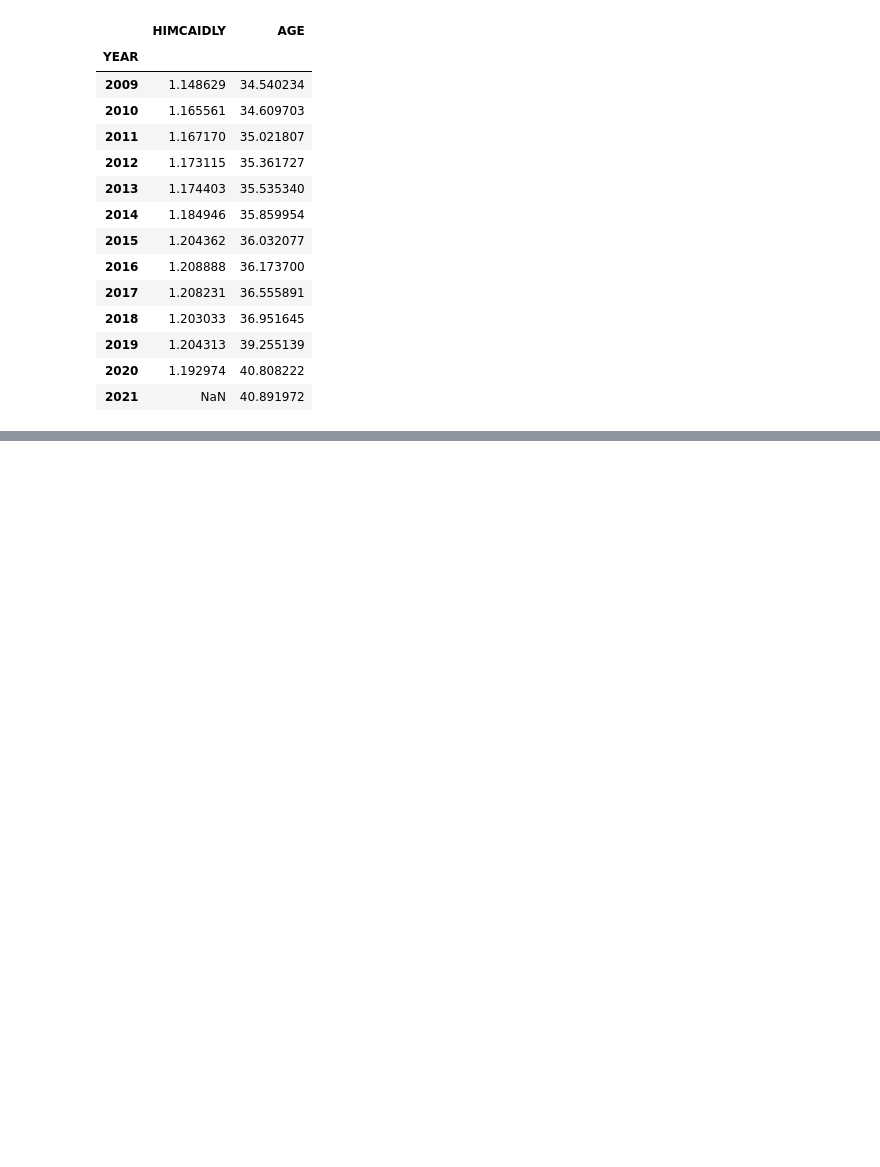
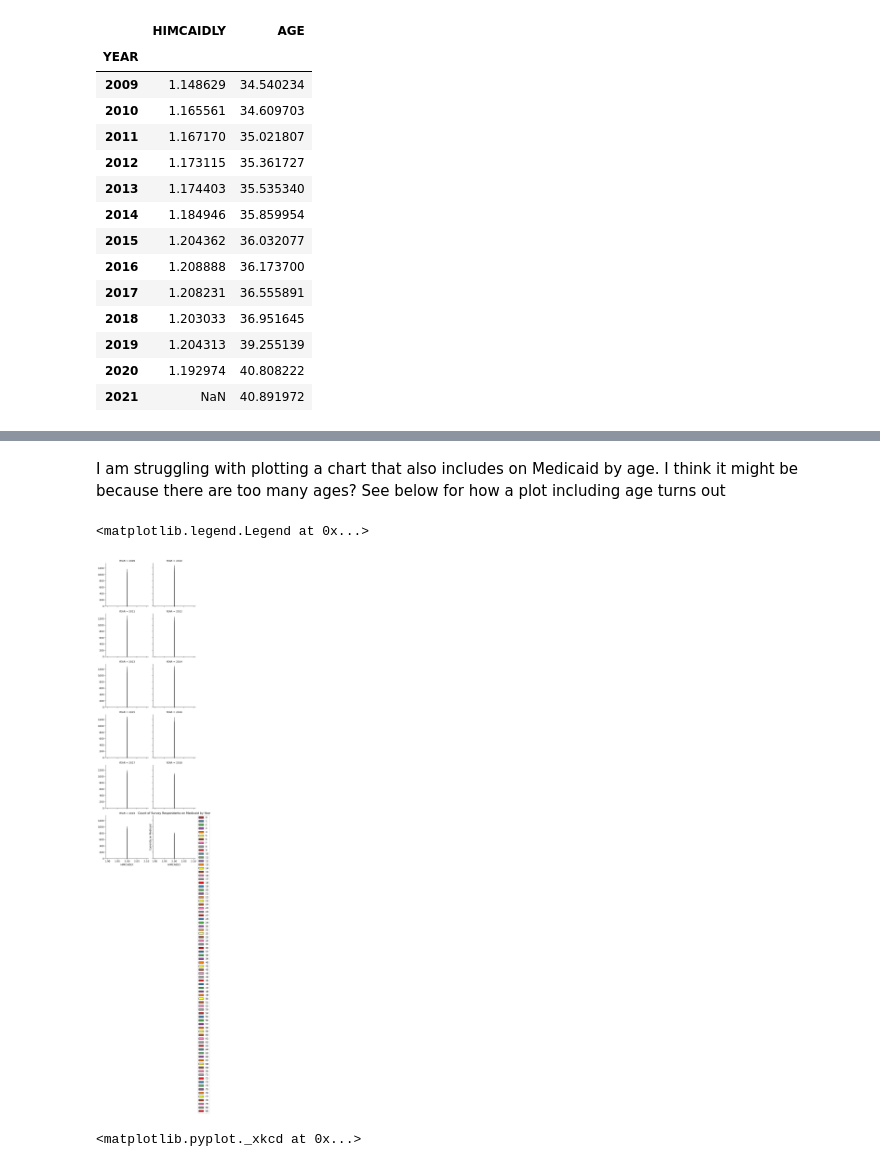
Before and after one commit to mspp-data-studio-2021/Ariel_Medex, a Jupyter notebook: Notebook for 6-28 Class.ipynb, the cells around one changed output, grey strips where cells are left out. Cells and saved outputs as stored; diff of their text form; code cells hidden in the pictures; blank space fills up the shorter version.

```diff
--- a/Notebook for 6-28 Class.ipynb
+++ b/Notebook for 6-28 Class.ipynb
@@ -95,0 +155,24 @@ MCAID_df.groupby('YEAR').mean('AGE')
+# %% [markdown]
+I am struggling with plotting a chart that also includes on Medicaid by age. I think it might be because there are too many ages? See below for how a plot including age turns out
+# %%
+bins = np.linspace(MC_df.HIMCAIDLY.min(), MC_df.HIMCAIDLY.max(), 10)
+g = sns.FacetGrid(MC_df, col="YEAR", hue="AGE", palette="Set1", col_wrap=2)
+g.map(plt.hist, 'HIMCAIDLY', bins=bins, ec="k")
+g.axes[-1].legend()
+
+# sns.set_style('darkgrid')
+# fig, ax = plt.subplots()
+# sns.histplot(data=MC_df, x='YEAR', hue='AGE')
+# change_width(ax, .75)
+plt.ylabel('Currently on Medicaid')
+# plt.xlabel('Year')
+plt.title('Count of Survey Respondents on Medicaid by Year')
+# plt.show()
+plt.legend(bbox_to_anchor=(1.05, 1), loc=2, borderaxespad=0.)
+# %% [output]
+<matplotlib.legend.Legend at 0x...>
+[figure, added]
+# %%
+plt.xkcd() # run this line if you want the coolest plots EVER -- DA
+# %% [output]
+<matplotlib.pyplot._xkcd at 0x...>
```
Also changed, not shown: parts of 14 cells of this notebook, 1 other file.
